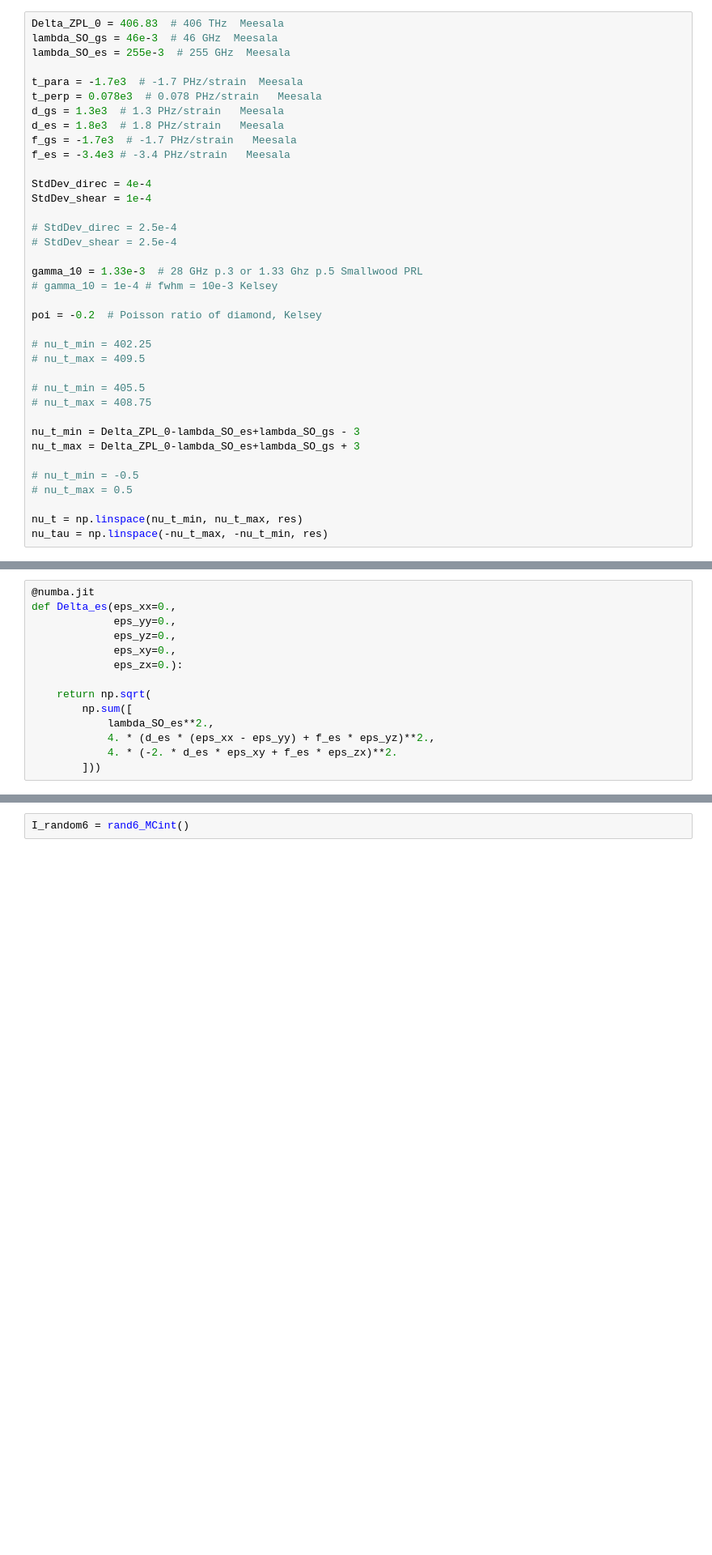
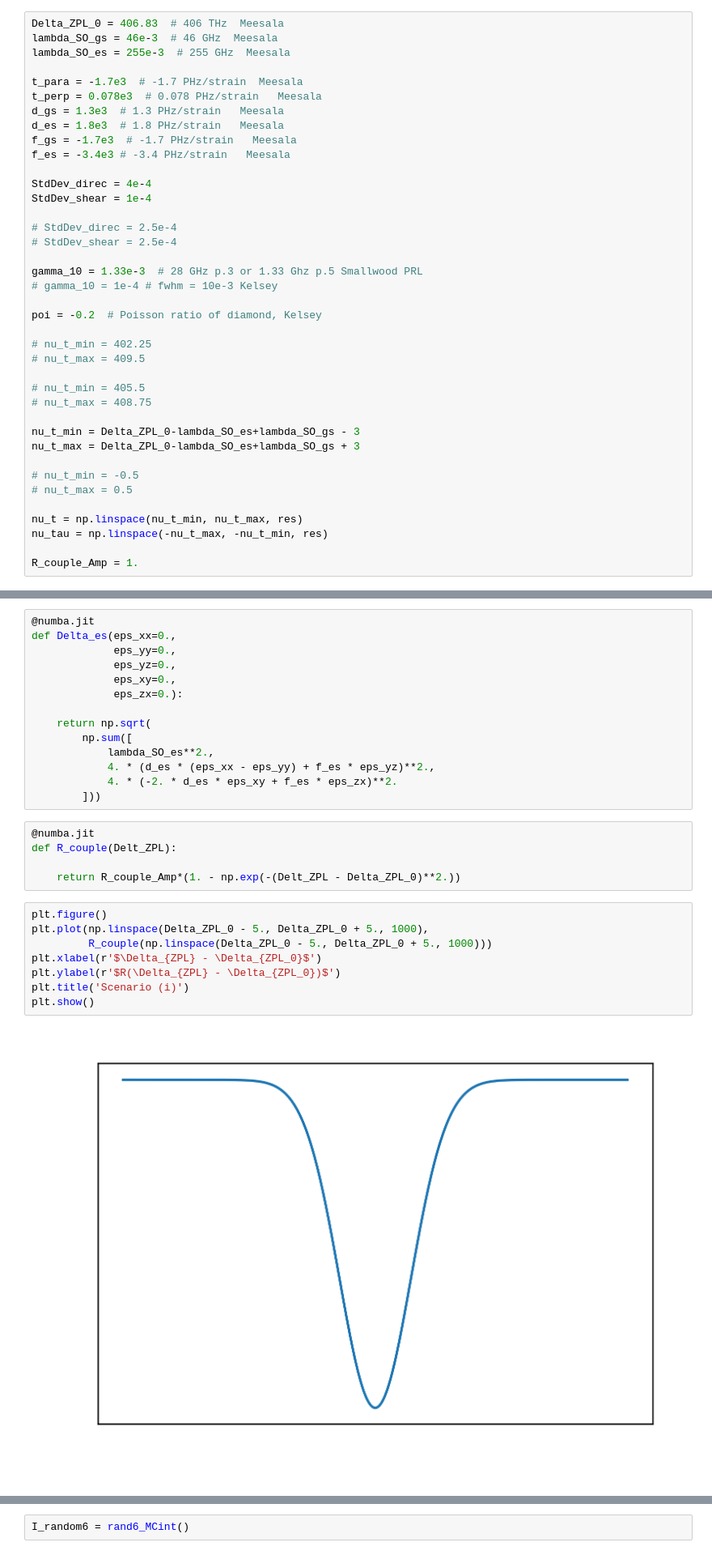
Before and after one commit to tommychinwj/HiddenSiVCenter, a Jupyter notebook: rand6.ipynb, the cells around one changed output, grey strips where cells are left out. Shown at 81% size. Saved outputs shown, nothing was run; the diff lists cells and outputs as text; blank space fills up the shorter version.

```diff
--- a/rand6.ipynb
+++ b/rand6.ipynb
@@ -63,6 +63,8 @@ nu_t_max = Delta_ZPL_0-lambda_SO_es+lambda_SO_gs + 3
 
 nu_t = np.linspace(nu_t_min, nu_t_max, res)
 nu_tau = np.linspace(-nu_t_max, -nu_t_min, res)
+
+R_couple_Amp = 1.
 # %% [markdown]
 # colorbar function
 # %%
@@ -207,6 +209,21 @@ def Delta_es(eps_xx=0.,
             4. * (d_es * (eps_xx - eps_yy) + f_es * eps_yz)**2.,
             4. * (-2. * d_es * eps_xy + f_es * eps_zx)**2.
         ]))
+# %%
+@numba.jit
+def R_couple(Delt_ZPL):
+
+    return R_couple_Amp*(1. - np.exp(-(Delt_ZPL - Delta_ZPL_0)**2.))
+# %%
+plt.figure()
+plt.plot(np.linspace(Delta_ZPL_0 - 5., Delta_ZPL_0 + 5., 1000),
+         R_couple(np.linspace(Delta_ZPL_0 - 5., Delta_ZPL_0 + 5., 1000)))
+plt.xlabel(r'$\Delta_{ZPL} - \Delta_{ZPL_0}$')
+plt.ylabel(r'$R(\Delta_{ZPL} - \Delta_{ZPL_0})$')
+plt.title('Scenario (i)')
+plt.show()
+# %% [output]
+[figure, added]
 # %%
 @numba.jit
 def n_BE(omega_12):
```
Also changed, not shown: parts of 3 cells of this notebook, 3 other files.
